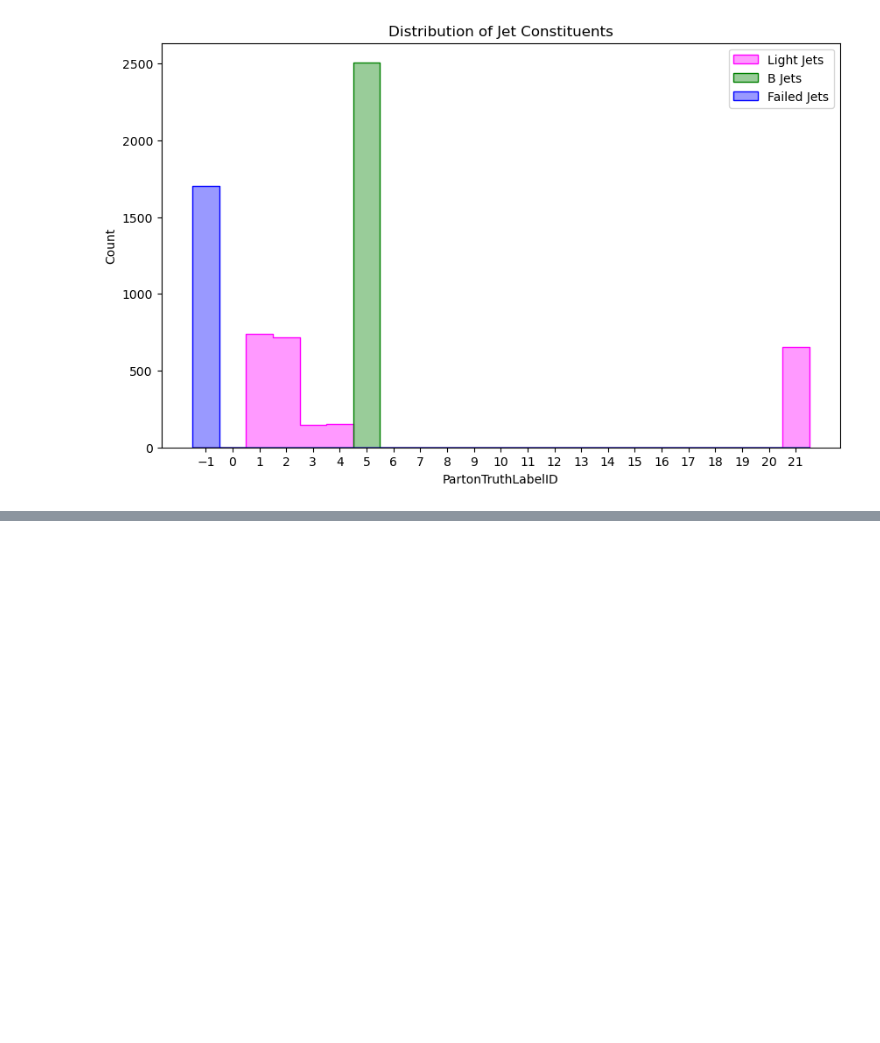
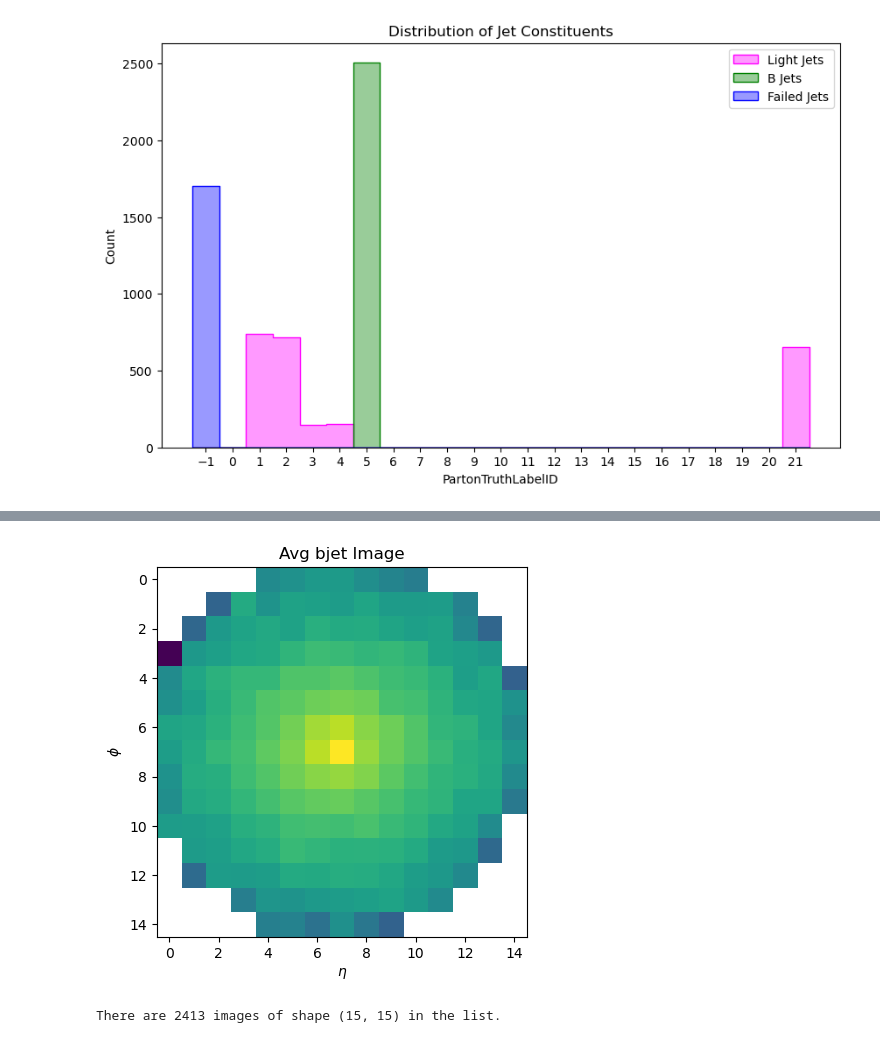
Before and after one commit to MSaadawy/QT, a Jupyter notebook: Samples/dylan/inspect.ipynb, the cells around one changed output, grey strips where cells are left out. Saved outputs shown, nothing was run; the diff lists cells and outputs as text; code cells hidden in the pictures; blank space fills up the shorter version.

```diff
--- a/Samples/dylan/inspect.ipynb
+++ b/Samples/dylan/inspect.ipynb
@@ -197,0 +335,16 @@ plt.show()
+# %%
+b_avg = sum(b_images)/len(b_images)
+
+import matplotlib.pyplot as plt
+
+# plot the third image in the list
+im1=plt.imshow(b_avg, norm=LogNorm())
+plt.title("Avg bjet Image")
+# plt.colorbar(im1)
+plt.xlabel(r'$\eta$')
+plt.ylabel(r'$\phi$')
+# plt.xticks()
+# show the plot
+plt.show()
+# %% [output]
+[figure, added]
@@ -197,0 +360,17 @@ plt.show()
+# %%
+light_images = []
+for i, (jet_E,jet_eta,jet_phi, clus_E, clus_eta, clus_phi) in enumerate(pack):
+
+    clus_E   = clus_E / jet_E * 1000 # jet image weights = fraction of jet E in image cell
+
+   # Center the image about jet_eta and jet_phi
+    clus_eta,clus_phi = translate(jet_eta,jet_phi,clus_eta,clus_phi)
+    # etaedges,phiedges = pixel_edges()
+
+    img = createImage((clus_eta,clus_phi,clus_E), pixel_edges(), )
+    light_images.append(img)
+
+num_images = len(light_images)
+print(f"There are {num_images} images of shape {light_images[0].shape} in the list.")
+# %% [output]
+There are 2413 images of shape (15, 15) in the list.
```
Also changed, not shown: parts of 54 cells of this notebook.
